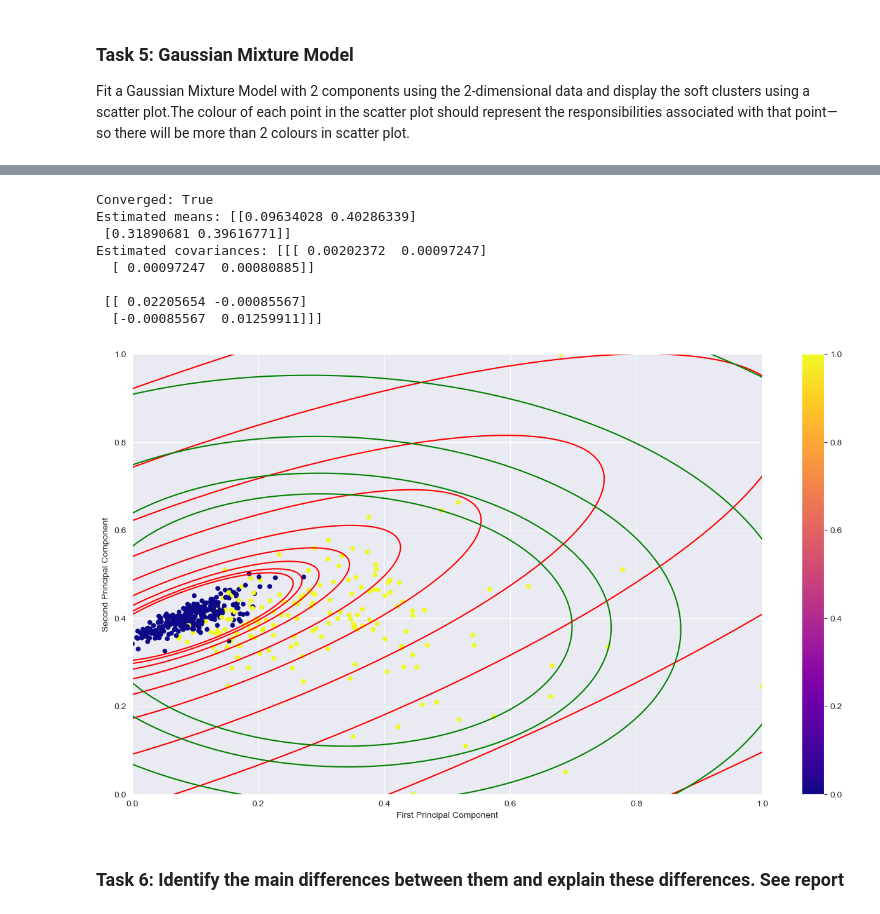
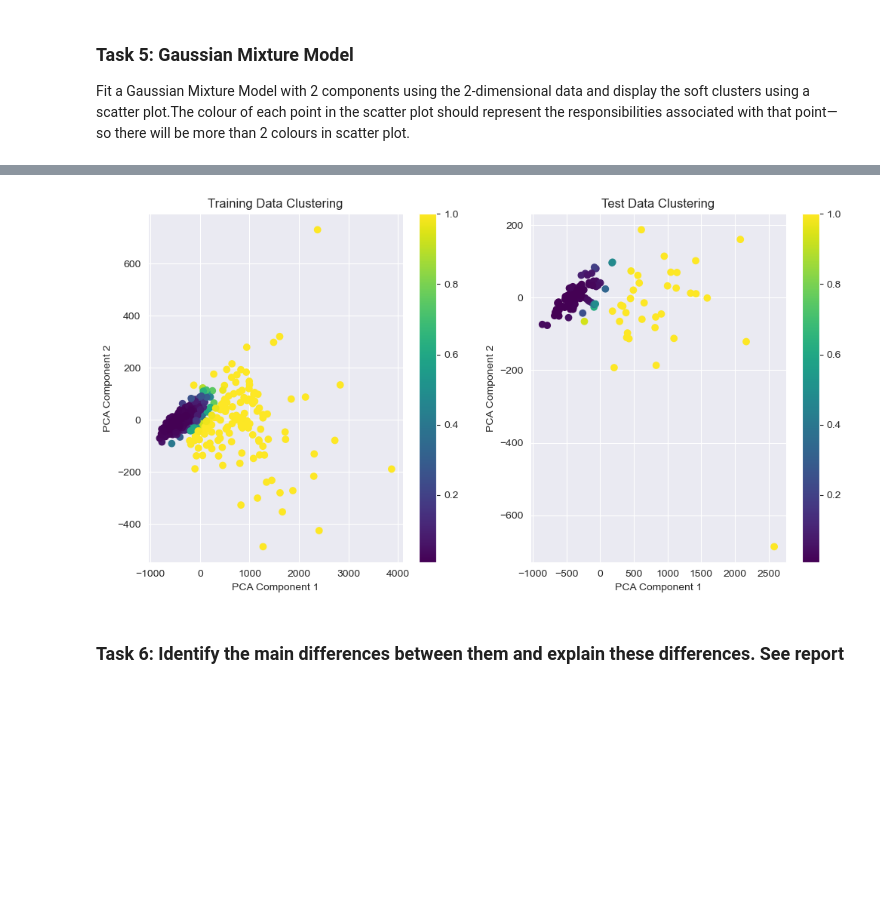
Before and after one commit to ZehuaLiuY/ML_CW, a Jupyter notebook: src/Clustering and dimensionality reduction.ipynb, the cells around one changed output, grey strips where cells are left out. Drawn from its saved outputs; the diff is of its cells as text; code cells hidden in the pictures; blank space fills up the shorter version.

```diff
--- a/src/Clustering and dimensionality reduction.ipynb
+++ b/src/Clustering and dimensionality reduction.ipynb
@@ -155,28 +100,38 @@ Converged!
 # %%
 # Normalize the PCA components
 X_train_pca_norm = minmax_scale(X_train_pca)
 
 # Initialize GMM
 gmm = GaussianMixture(n_components=2)
 
 # Fit GMM
-gmm.fit(X_train_pca_norm)
-print("Converged:", gmm.converged_)
-print("Estimated means:", gmm.means_)
-print("Estimated covariances:", gmm.covariances_)
+gmm.fit(X_train_pca)
 
-# Plot the GMM mixture components
-plot_GMM_mixture_components(X_train_pca_norm, Y_train_numeric, gmm, 2)
+train_probabilities = gmm.predict_proba(X_train_pca)
+test_probabilities = gmm.predict_proba(X_test_pca)
+
+train_prob_first_cluster = train_probabilities[:, 0]
+test_prob_first_cluster = test_probabilities[:, 0]
+
+
+plt.figure(figsize=(12, 6))
+plt.subplot(1, 2, 1)
+plt.scatter(X_train_pca[:, 0], X_train_pca[:, 1], c=train_prob_first_cluster, cmap='viridis', label='Train Data')
+plt.colorbar()
+plt.title('Training Data Clustering')
+plt.xlabel('PCA Component 1')
+plt.ylabel('PCA Component 2')
+
+plt.subplot(1, 2, 2)
+plt.scatter(X_test_pca[:, 0], X_test_pca[:, 1], c=test_prob_first_cluster, cmap='viridis', label='Test Data')
+plt.colorbar()
+plt.title('Test Data Clustering')
+plt.xlabel('PCA Component 1')
+plt.ylabel('PCA Component 2')
+
+plt.show()
 # %% [output]
-Converged: True
-Estimated means: [[0.09634028 0.40286339]
- [0.31890681 0.39616771]]
-Estimated covariances: [[[ 0.00202372  0.00097247]
-  [ 0.00097247  0.00080885]]
-
- [[ 0.02205654 -0.00085567]
-  [-0.00085567  0.01259911]]]
-[figure, old version]
+[figure, new version]
 # %% [markdown]
 ### Task 6: Identify the main differences between them and explain these differences. See report
 # %% [markdown]
```
Also changed, not shown: parts of 35 cells of this notebook, 2 other files.
